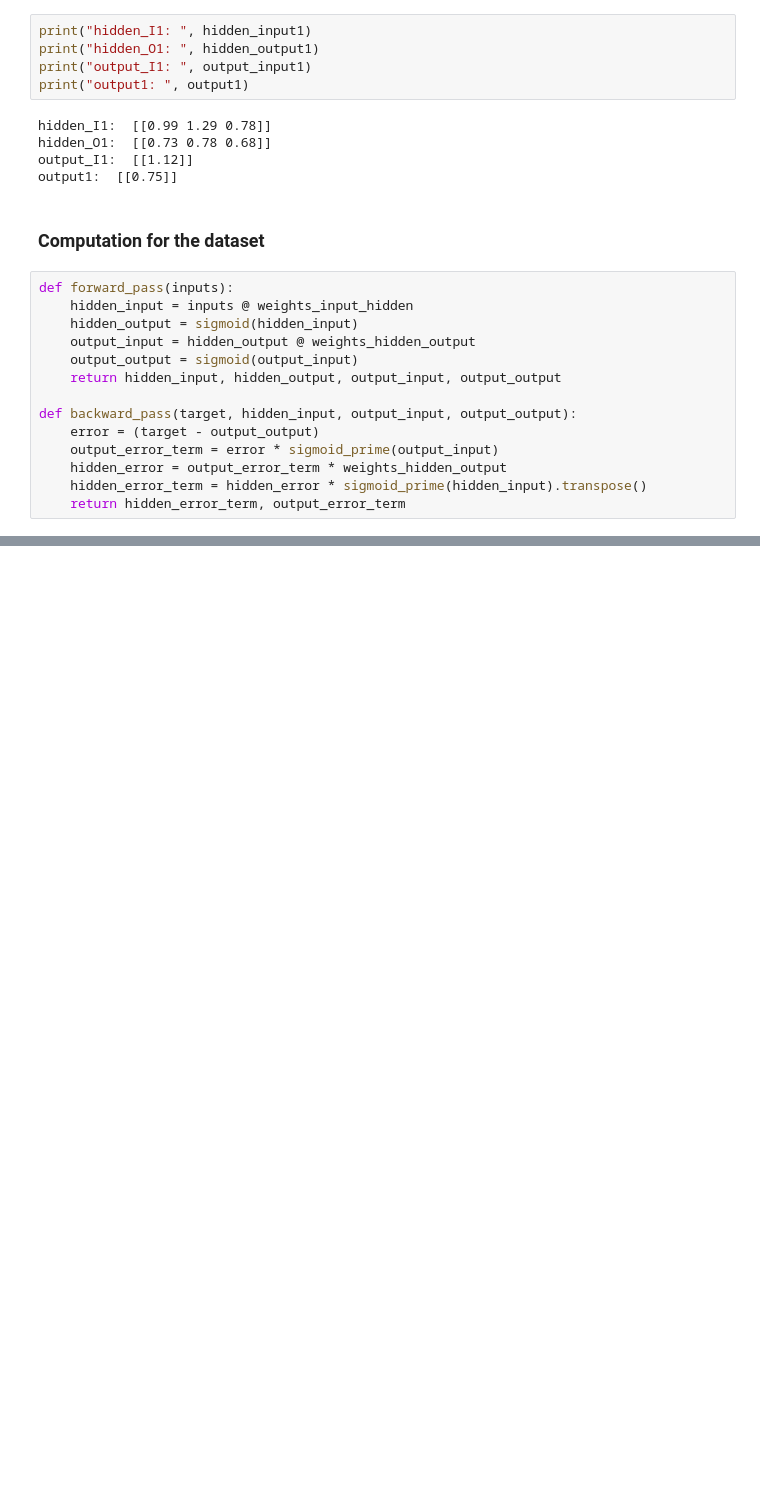
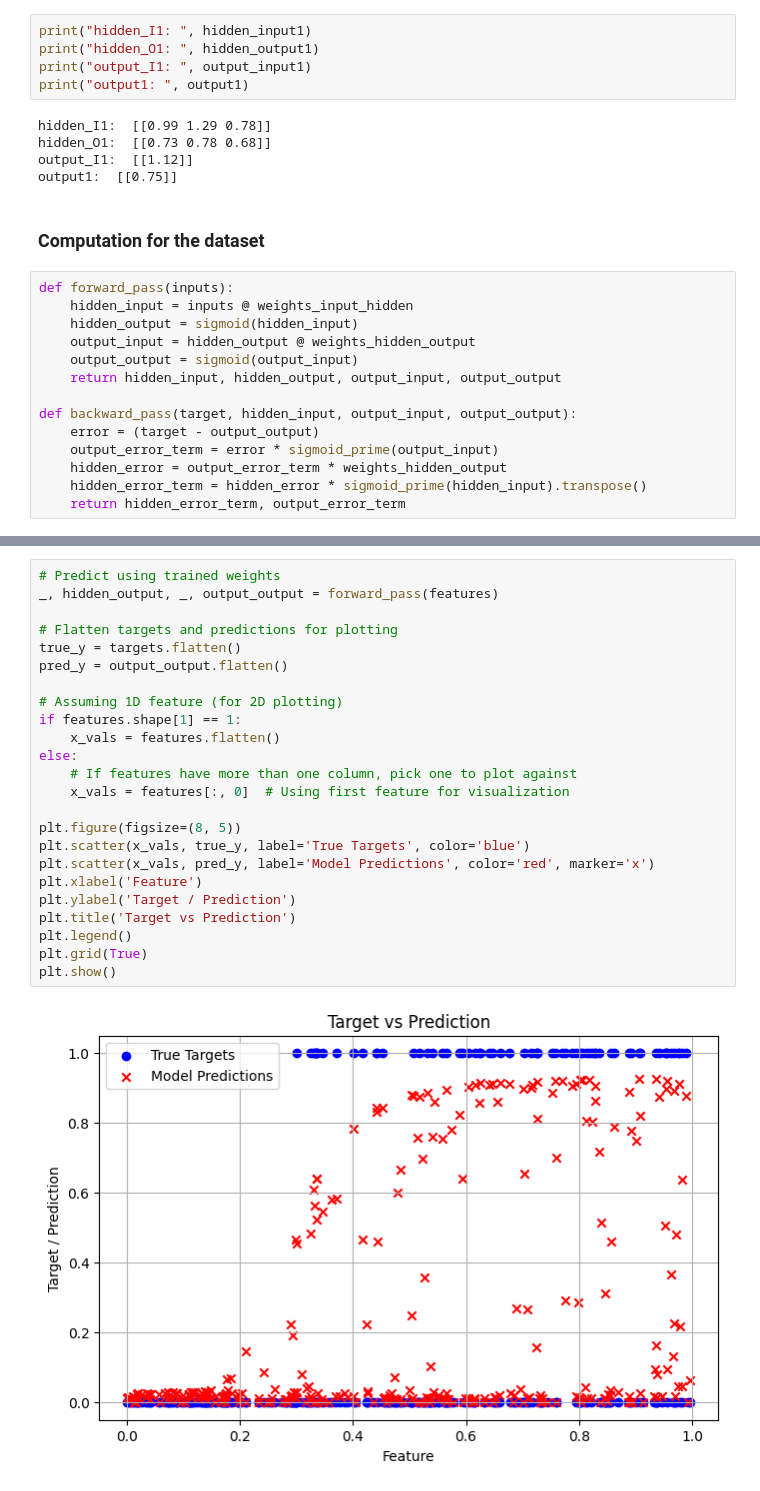
Before and after one commit to mmoniX/DL_HHN, a Jupyter notebook: DL_03-Project.ipynb, the cells around one changed output, grey strips where cells are left out. Drawn from its saved outputs; the diff is of its cells as text; blank space fills up the shorter version.

```diff
--- a/DL_03-Project.ipynb
+++ b/DL_03-Project.ipynb
@@ -321,0 +397,26 @@ Sample 3 (Difficult to predict) - Predicted: [[0.42]]
+# %%
+# Predict using trained weights
+_, hidden_output, _, output_output = forward_pass(features)
+
+# Flatten targets and predictions for plotting
+true_y = targets.flatten()
+pred_y = output_output.flatten()
+
+# Assuming 1D feature (for 2D plotting)
+if features.shape[1] == 1:
+    x_vals = features.flatten()
+else:
+    # If features have more than one column, pick one to plot against
+    x_vals = features[:, 0]  # Using first feature for visualization
+
+plt.figure(figsize=(8, 5))
+plt.scatter(x_vals, true_y, label='True Targets', color='blue')
+plt.scatter(x_vals, pred_y, label='Model Predictions', color='red', marker='x')
+plt.xlabel('Feature')
+plt.ylabel('Target / Prediction')
+plt.title('Target vs Prediction')
+plt.legend()
+plt.grid(True)
+plt.show()
+# %% [output]
+[figure, added]
```
Also changed, not shown: parts of 13 cells of this notebook.
